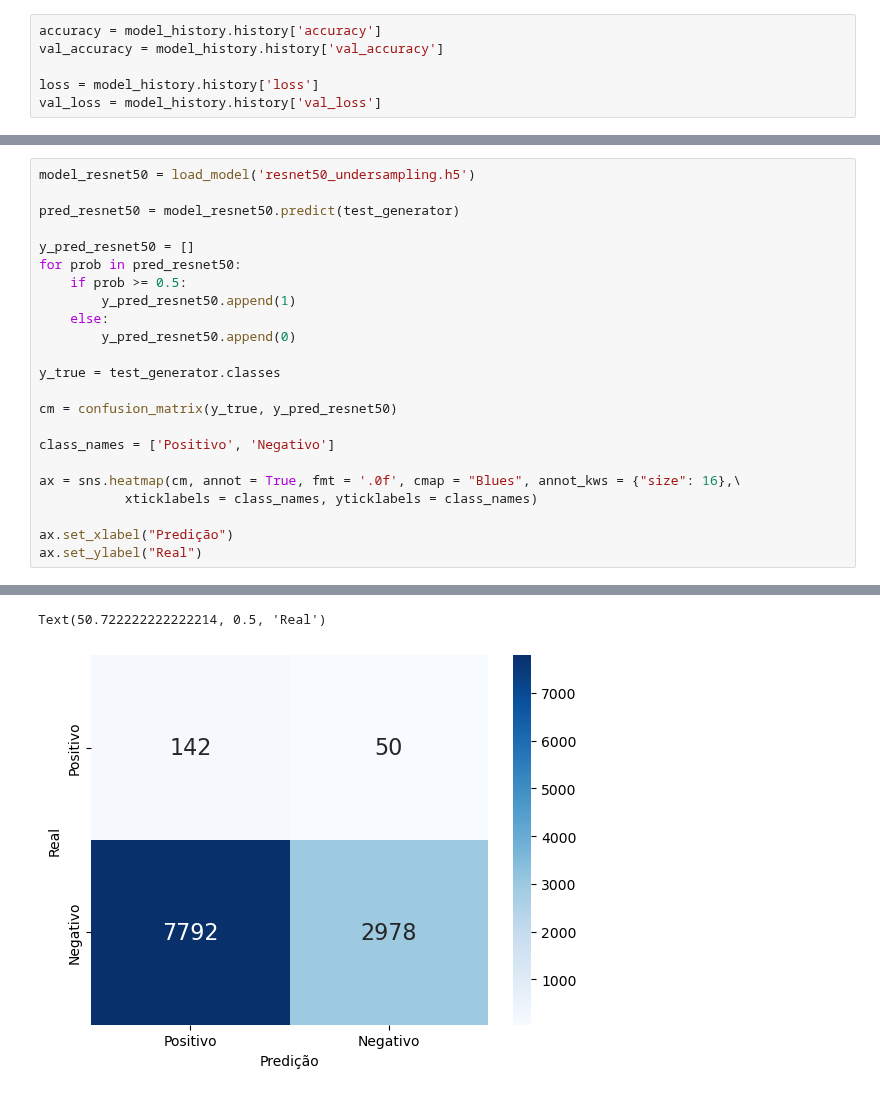
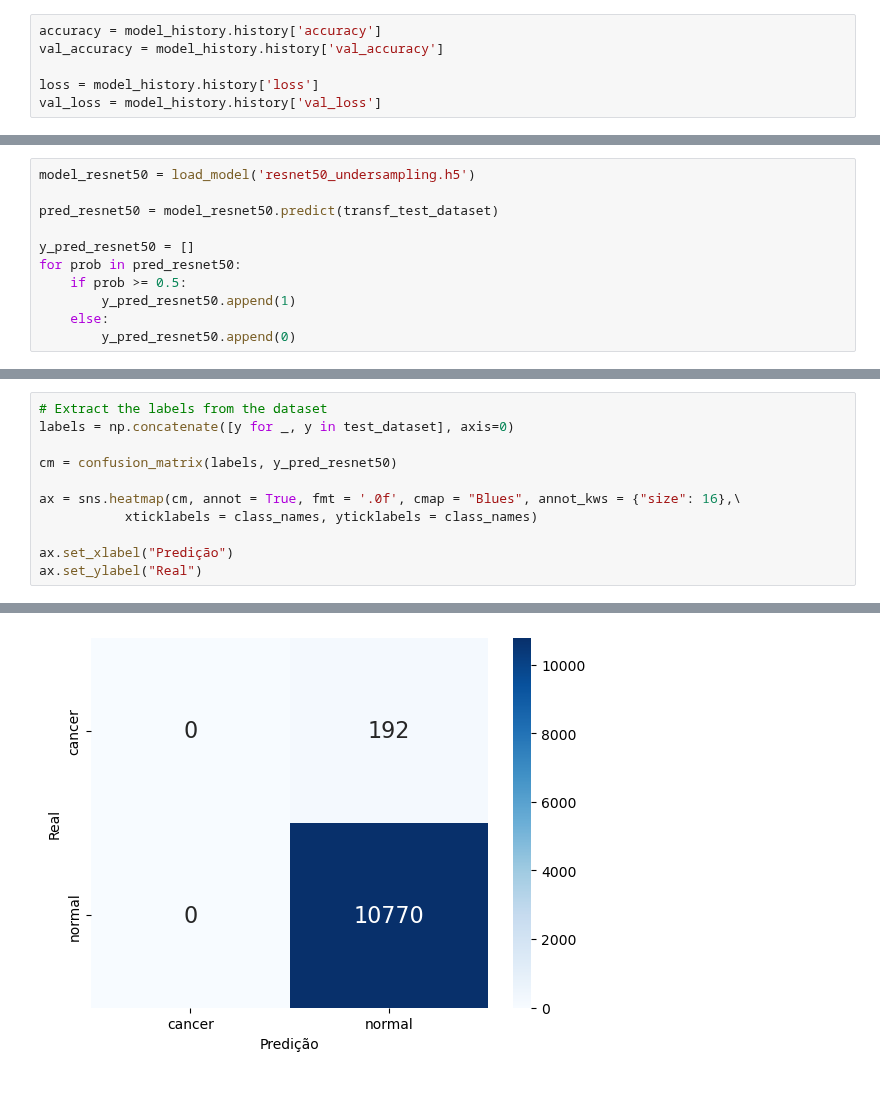
Before and after one commit to Redes-Neuroticas/BreastCancerDetection, a Jupyter notebook: Final/resnet50_undersampling.ipynb, the cells around one changed output, grey strips where cells are left out. Drawn from its saved outputs; the diff is of its cells as text.

Commit message:
refactor undersampling notebook

```diff
--- a/Final/resnet50_undersampling.ipynb
+++ b/Final/resnet50_undersampling.ipynb
@@ -244,0 +260,11 @@ Text(0, 0.5, 'loss')
+# %%
+model_resnet50 = load_model('resnet50_undersampling.h5')
+
+pred_resnet50 = model_resnet50.predict(transf_test_dataset)
+
+y_pred_resnet50 = []
+for prob in pred_resnet50:
+    if prob >= 0.5:
+        y_pred_resnet50.append(1)
+    else:
+        y_pred_resnet50.append(0)
@@ -245,20 +277,8 @@ Text(0, 0.5, 'loss')
 # %%
-model_resnet50 = load_model('resnet50_undersampling.h5')
+# Extract the labels from the dataset
+labels = np.concatenate([y for _, y in test_dataset], axis=0)
 
-pred_resnet50 = model_resnet50.predict(test_generator)
-
-y_pred_resnet50 = []
-for prob in pred_resnet50:
-    if prob >= 0.5:
-        y_pred_resnet50.append(1)
-    else:
-        y_pred_resnet50.append(0)
-
-y_true = test_generator.classes
-
-cm = confusion_matrix(y_true, y_pred_resnet50)
-
-class_names = ['Positivo', 'Negativo']
+cm = confusion_matrix(labels, y_pred_resnet50)
 
 ax = sns.heatmap(cm, annot = True, fmt = '.0f', cmap = "Blues", annot_kws = {"size": 16},\
            xticklabels = class_names, yticklabels = class_names)
@@ -272,2 +290 @@ ax.set_ylabel("Real")
-Text(50.722222222222214, 0.5, 'Real')
-[figure, old version]
+[figure, new version]
```
Also changed, not shown: parts of 12 cells of this notebook, 1 other file.
